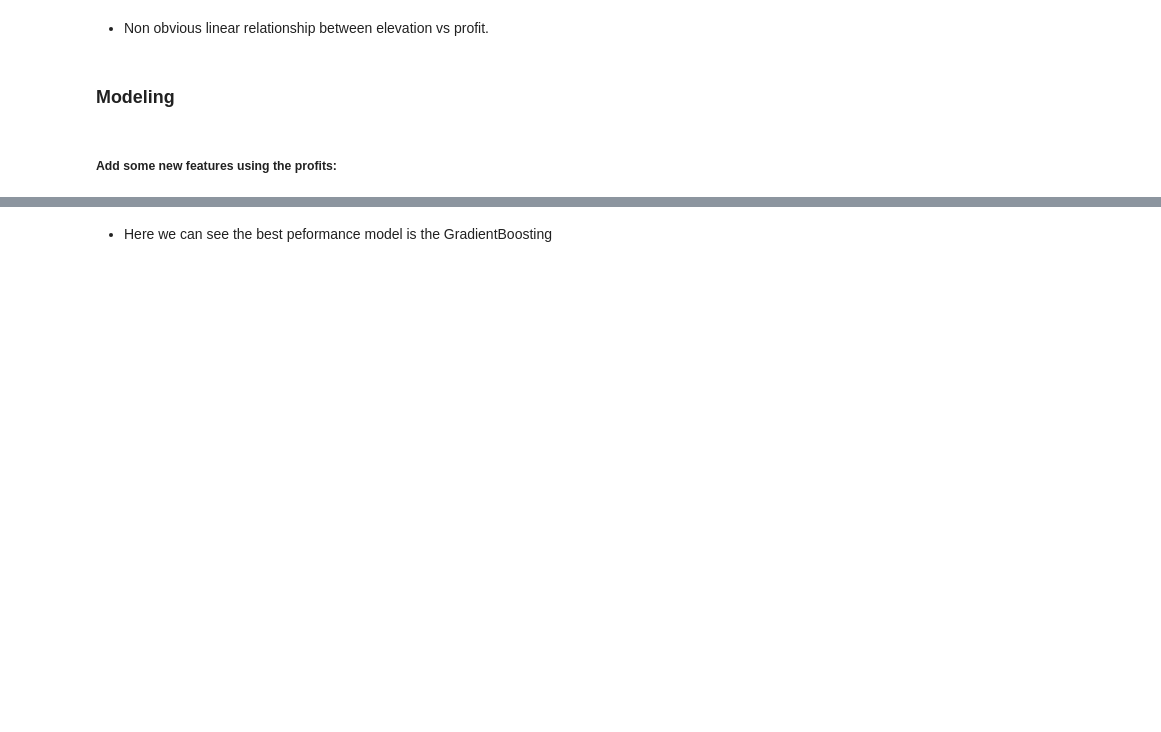
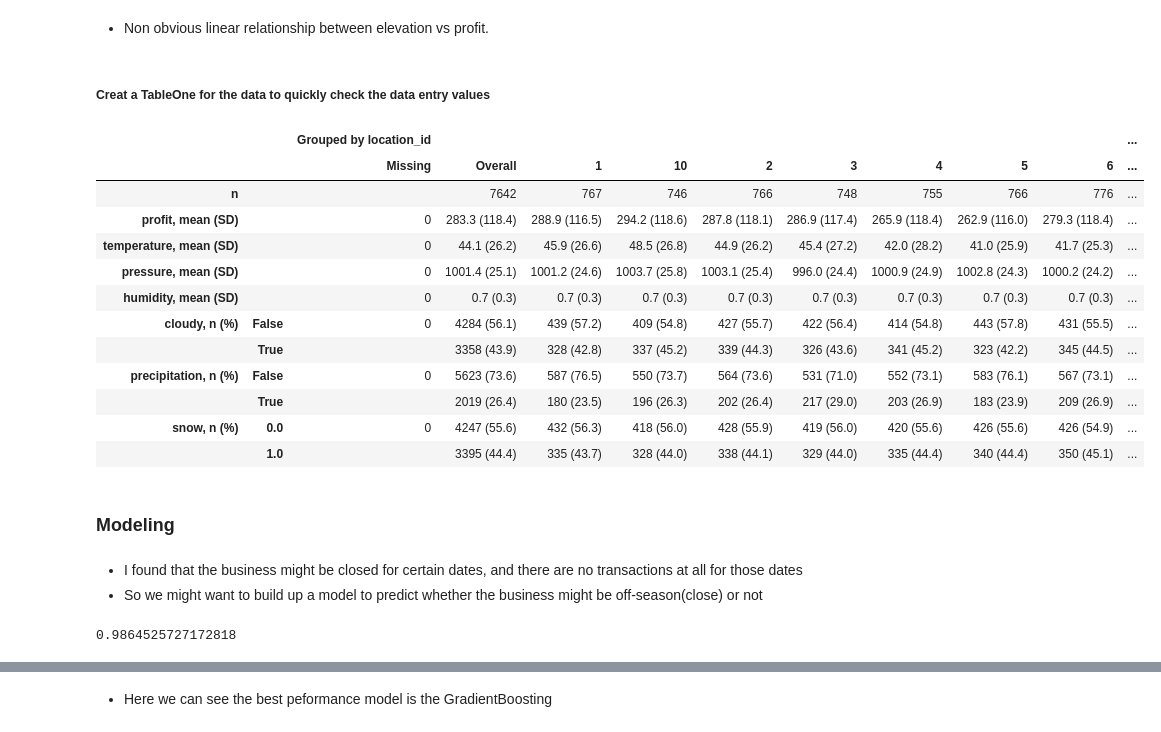
Before and after one commit to lynncyueliang/intern-take-home-assessment, a Jupyter notebook: YueLiang_Lynnc_takehome_assessment.ipynb, the cells around one changed output, grey strips where cells are left out. Drawn from its saved outputs; the diff is of its cells as text; code cells hidden in the pictures; blank space fills up the shorter version.

```diff
--- a/YueLiang_Lynnc_takehome_assessment.ipynb
+++ b/YueLiang_Lynnc_takehome_assessment.ipynb
@@ -152,6 +162,7 @@ plt.show()
 final_data['off_season_in_year'] = np.where(final_data['year'] == 2020, 1, 0) #profit affected by the pandemic
 final_data['off_season_in_week'] = np.where(final_data['week_of_year'].isin(list(range(10, 21))), 1, 0)
 final_data['off_season_in_month'] = np.where(final_data['month_of_year'].isin(list(range(3, 6))), 1, 0)
+final_data['off_season_in_days'] = np.where(final_data['month_of_year'].isin(list(range(60, 140))), 1, 0)
 # %%
 #add the new columns to characterisitcs_data also, so that location 11, 12, 13 will also have the new columns for the future predictions
 characteristics_data['off_season_in_year'] = np.where(characteristics_data['year'] == 2020, 1, 0) #profit affected by the pandemic
@@ -247,7 +266,30 @@ plt.show()
 [figure]
 # %% [markdown]
 * Non obvious linear relationship between elevation vs profit.
+# %% [markdown]
+##### Creat a TableOne for the data to quickly check the data entry values
+# %%
+groupby = ['location_id']
+categorical = ['cloudy', 'precipitation', 'snow']
+columns = ['location_id', 'profit', 'temperature', 'pressure', 'humidity',
+       'cloudy', 'precipitation', 'snow']
+TableOne(final_data, columns = columns, categorical = categorical, groupby = groupby, pval = True)
+# %% [output]
+|  |  | Grouped by location_id |  |  |  |  |  |  |  |  | ... |
+|  |  | Missing | Overall | 1 | 10 | 2 | 3 | 4 | 5 | 6 | ... |
+| n |  |  | 7642 | 767 | 746 | 766 | 748 | 755 | 766 | 776 | ... |
+| profit, mean (SD) |  | 0 | 283.3 (118.4) | 288.9 (116.5) | 294.2 (118.6) | 287.8 (118.1) | 286.9 (117.4) | 265.9 (118.4) | 262.9 (116.0) | 279.3 (118.4) | ... |
+| temperature, mean (SD) |  | 0 | 44.1 (26.2) | 45.9 (26.6) | 48.5 (26.8) | 44.9 (26.2) | 45.4 (27.2) | 42.0 (28.2) | 41.0 (25.9) | 41.7 (25.3) | ... |
+| pressure, mean (SD) |  | 0 | 1001.4 (25.1) | 1001.2 (24.6) | 1003.7 (25.8) | 1003.1 (25.4) | 996.0 (24.4) | 1000.9 (24.9) | 1002.8 (24.3) | 1000.2 (24.2) | ... |
+| humidity, mean (SD) |  | 0 | 0.7 (0.3) | 0.7 (0.3) | 0.7 (0.3) | 0.7 (0.3) | 0.7 (0.3) | 0.7 (0.3) | 0.7 (0.3) | 0.7 (0.3) | ... |
+| cloudy, n (%) | False | 0 | 4284 (56.1) | 439 (57.2) | 409 (54.8) | 427 (55.7) | 422 (56.4) | 414 (54.8) | 443 (57.8) | 431 (55.5) | ... |
+|  | True |  | 3358 (43.9) | 328 (42.8) | 337 (45.2) | 339 (44.3) | 326 (43.6) | 341 (45.2) | 323 (42.2) | 345 (44.5) | ... |
+| precipitation, n (%) | False | 0 | 5623 (73.6) | 587 (76.5) | 550 (73.7) | 564 (73.6) | 531 (71.0) | 552 (73.1) | 583 (76.1) | 567 (73.1) | ... |
+|  | True |  | 2019 (26.4) | 180 (23.5) | 196 (26.3) | 202 (26.4) | 217 (29.0) | 203 (26.9) | 183 (23.9) | 209 (26.9) | ... |
+| snow, n (%) | 0.0 | 0 | 4247 (55.6) | 432 (56.3) | 418 (56.0) | 428 (55.9) | 419 (56.0) | 420 (55.6) | 426 (55.6) | 426 (54.9) | ... |
+|  | 1.0 |  | 3395 (44.4) | 335 (43.7) | 328 (44.0) | 338 (44.1) | 329 (44.0) | 335 (44.4) | 340 (44.4) | 350 (45.1) | ... |
 # %% [markdown]
 ### Modeling
-# %% [markdown]
-##### Add some new features using the profits:
+# %% [markdown]
+* I found that the business might be closed for certain dates, and there are no transactions at all for those dates
+* So we might want to build up a model to predict whether the business might be off-season(close) or not
@@ -253,0 +302,21 @@ plt.show()
+# %%
+# classification model for predicting whether business operates or not:
+#define X and y data:
+X = np.array(off_season_data.iloc[:, off_season_data.columns.get_loc('temperature'):off_season_data.columns.get_loc('off_season')])
+y = np.array(off_season_data.loc[:, 'off_season'])
+
+# Train test split for the data
+X_train, X_test, y_train, y_test = train_test_split(X, y)
+scaler = StandardScaler()
+scalerX = StandardScaler().fit(X_train) #only use training data for generating the scaling function
+X_train = scalerX.transform(X_train) #transform the orginal data to scaled data
+X_test = scalerX.transform(X_test)
+
+# Predict the off-season indicator:
+model = RandomForestClassifier(random_state = 0).fit(X_train, y_train)
+y_pred = model.predict(X_test)
+metrics.accuracy_score(y_test, y_pred)
+fpr, tpr, thresholds = metrics.roc_curve(y_test, y_pred)
+print(metrics.auc(fpr, tpr)) # print out the AUC
+# %% [output]
+0.9864525727172818
```
Also changed, not shown: parts of 49 cells of this notebook.
